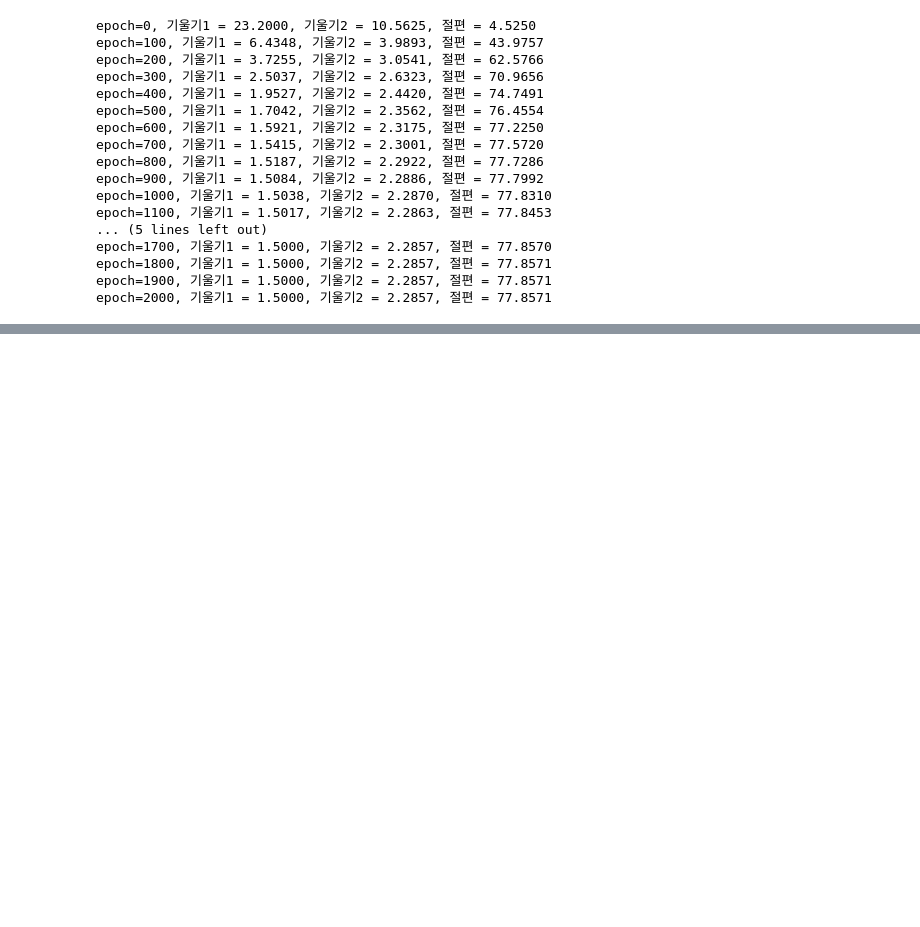
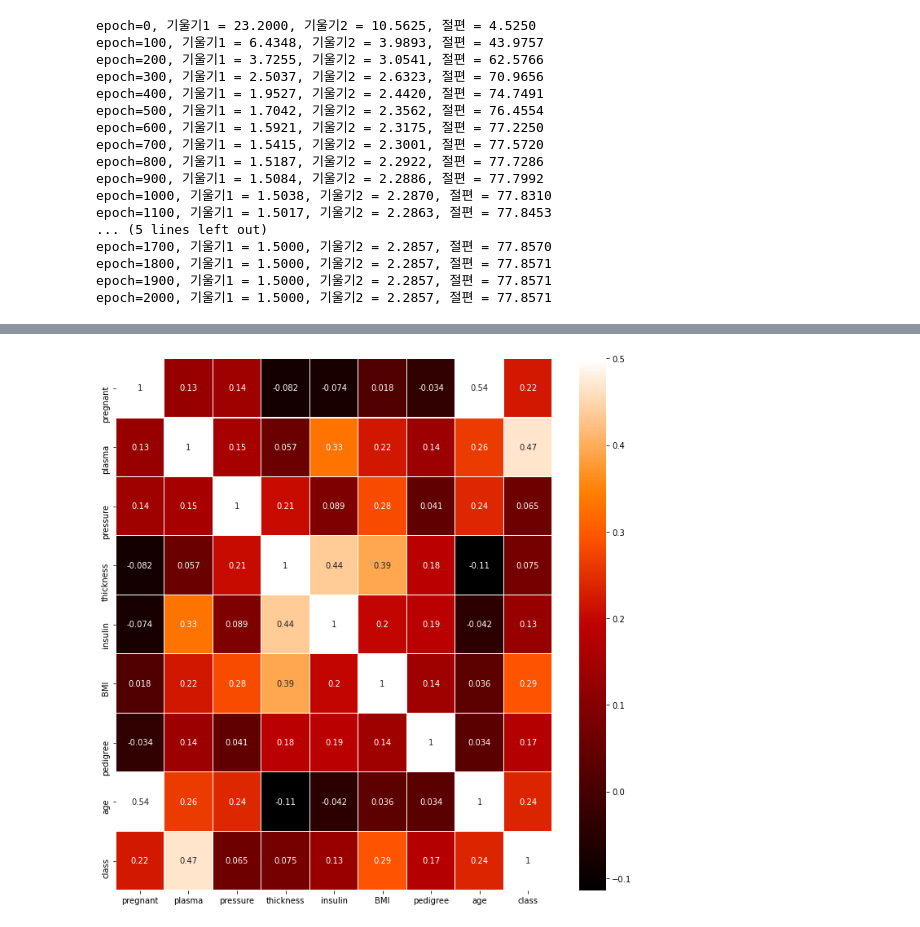
Before and after one commit to journey-Ji/Python-DeepLearning, a Jupyter notebook: DeepLearningForEveryone.ipynb, the cells around one changed output, grey strips where cells are left out. Cells and saved outputs as stored; diff of their text form; code cells hidden in the pictures; blank space fills up the shorter version.

```diff
--- a/DeepLearningForEveryone.ipynb
+++ b/DeepLearningForEveryone.ipynb
@@ -272,0 +399,9 @@ epoch=2000, 기울기1 = 1.5000, 기울기2 = 2.2857, 절편 = 77.8571
+# %%
+import pandas as pd
+df = pd.read_csv('pima-indians-diabetes.csv',names=["pregnant","plasma","pressure","thickness","insulin","BMI",
+                                                       "pedigree","age","class",])
+
+print(df.head(5))
+print(df.info())
+print(df.describe())
+print(df[['pregnant','class']].groupby(['pregnant'],as_index=False).mean().sort_values(by='pregnant',ascending=True))
@@ -272,0 +426,11 @@ epoch=2000, 기울기1 = 1.5000, 기울기2 = 2.2857, 절편 = 77.8571
+# %%
+import matplotlib.pyplot as plt
+import seaborn as sns
+
+plt.figure(figsize=(12,12))
+sns.heatmap(df.corr(),linewidths=0.1,vmax =0.5,cmap=plt.cm.gist_heat,linecolor='white',annot=True)
+plt.show()
+
+#각 항목간의 상관관계를 표현한 그래프
+# %% [output]
+[figure, added]
```
Also changed, not shown: parts of 11 cells of this notebook.
